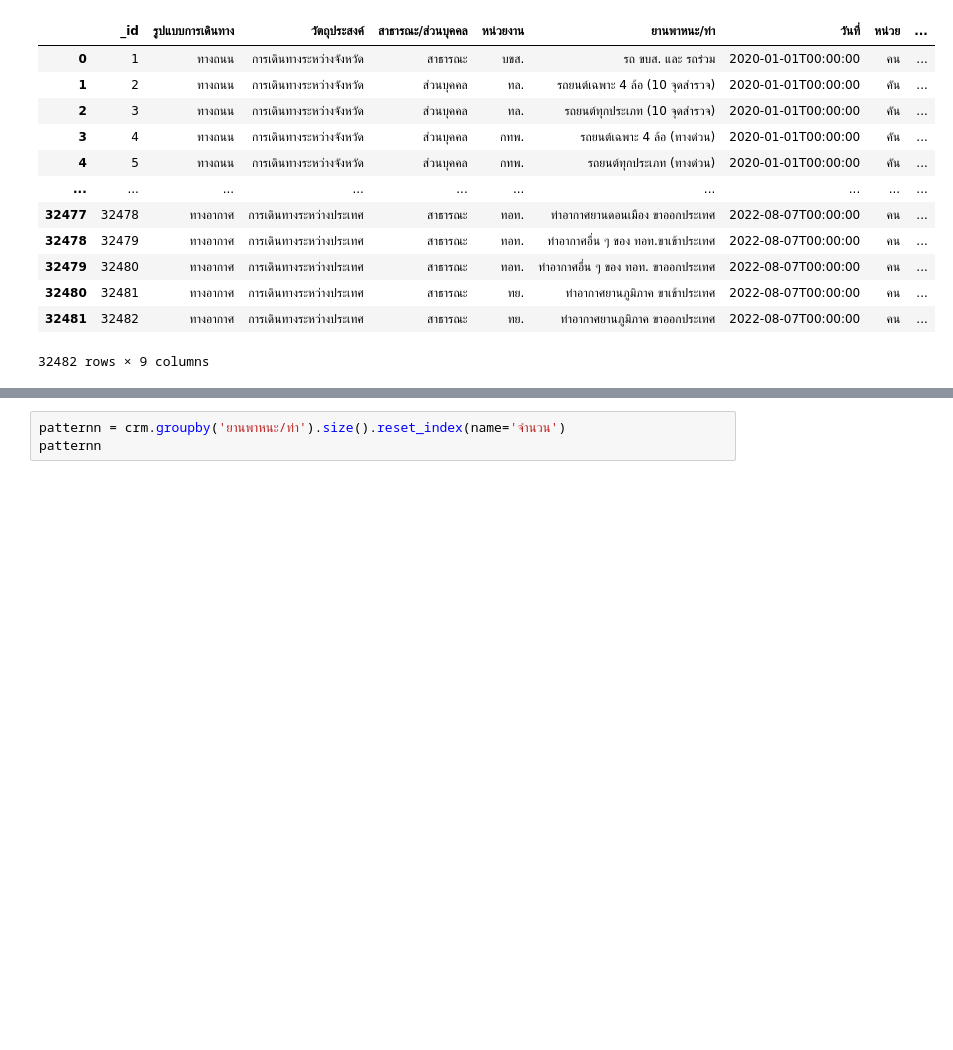
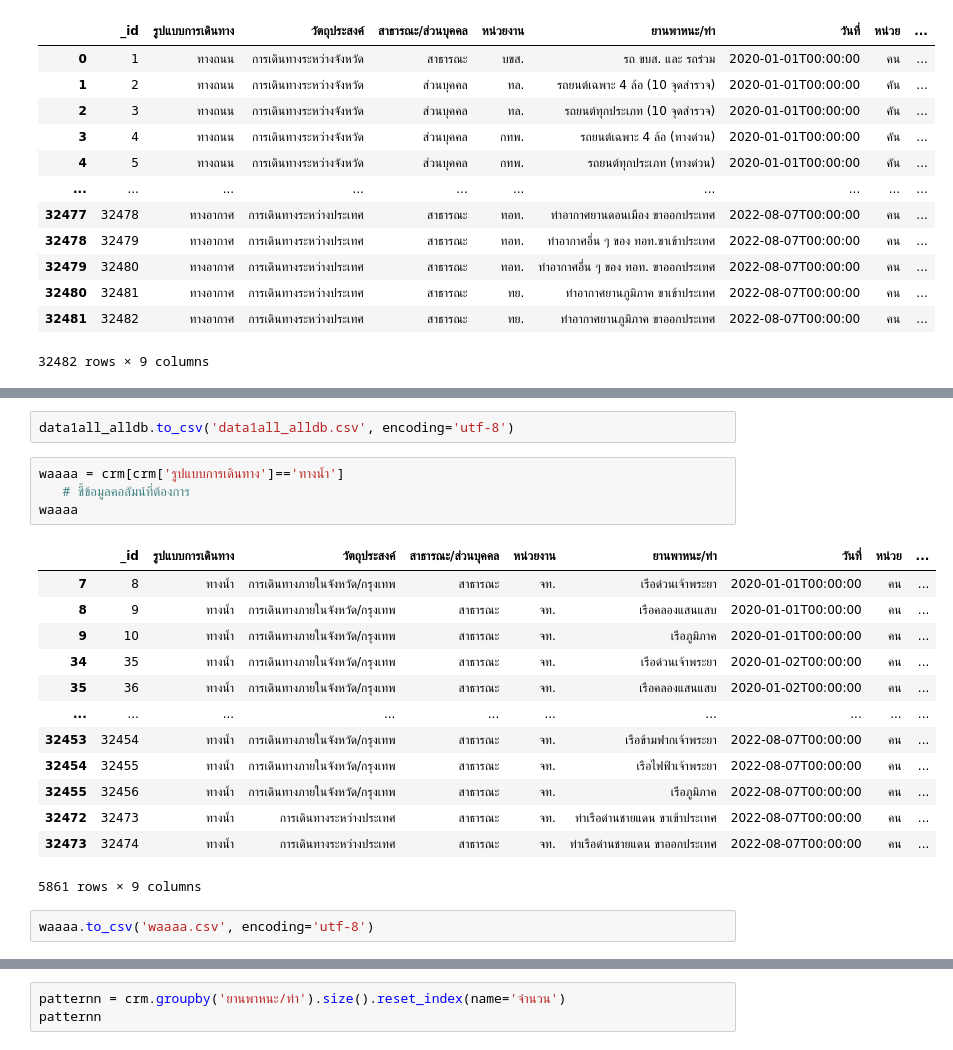
Before and after one commit to PhinyadaPhen/data_viz_2022, a Jupyter notebook: CRM.ipynb, the cells around one changed output, grey strips where cells are left out. Cells and saved outputs as stored; diff of their text form; blank space fills up the shorter version.

```diff
--- a/CRM.ipynb
+++ b/CRM.ipynb
@@ -35,0 +73,22 @@ crm
+# %%
+data1all_alldb.to_csv('data1all_alldb.csv', encoding='utf-8')
+# %%
+waaaa = crm[crm['รูปแบบการเดินทาง']=='ทางน้ำ']
+   # ชี้ข้อมูลคอลัมน์ที่ต้องการ
+waaaa
+# %% [output]
+|  | _id | รูปแบบการเดินทาง | วัตถุประสงค์ | สาธารณะ/ส่วนบุคคล | หน่วยงาน | ยานพาหนะ/ท่า | วันที่ | หน่วย | ... |
+| 7 | 8 | ทางน้ำ | การเดินทางภายในจังหวัด/กรุงเทพ | สาธารณะ | จท. | เรือด่วนเจ้าพระยา | 2020-01-01T00:00:00 | คน | ... |
+| 8 | 9 | ทางน้ำ | การเดินทางภายในจังหวัด/กรุงเทพ | สาธารณะ | จท. | เรือคลองแสนแสบ | 2020-01-01T00:00:00 | คน | ... |
+| 9 | 10 | ทางน้ำ | การเดินทางภายในจังหวัด/กรุงเทพ | สาธารณะ | จท. | เรือภูมิภาค | 2020-01-01T00:00:00 | คน | ... |
+| 34 | 35 | ทางน้ำ | การเดินทางภายในจังหวัด/กรุงเทพ | สาธารณะ | จท. | เรือด่วนเจ้าพระยา | 2020-01-02T00:00:00 | คน | ... |
+| 35 | 36 | ทางน้ำ | การเดินทางภายในจังหวัด/กรุงเทพ | สาธารณะ | จท. | เรือคลองแสนแสบ | 2020-01-02T00:00:00 | คน | ... |
+| ... | ... | ... | ... | ... | ... | ... | ... | ... | ... |
+| 32453 | 32454 | ทางน้ำ | การเดินทางภายในจังหวัด/กรุงเทพ | สาธารณะ | จท. | เรือข้ามฟากเจ้าพระยา | 2022-08-07T00:00:00 | คน | ... |
+| 32454 | 32455 | ทางน้ำ | การเดินทางภายในจังหวัด/กรุงเทพ | สาธารณะ | จท. | เรือไฟฟ้าเจ้าพระยา | 2022-08-07T00:00:00 | คน | ... |
+| 32455 | 32456 | ทางน้ำ | การเดินทางภายในจังหวัด/กรุงเทพ | สาธารณะ | จท. | เรือภูมิภาค | 2022-08-07T00:00:00 | คน | ... |
+| 32472 | 32473 | ทางน้ำ | การเดินทางระหว่างประเทศ | สาธารณะ | จท. | ท่าเรือด่านชายแดน ขาเข้าประเทศ | 2022-08-07T00:00:00 | คน | ... |
+| 32473 | 32474 | ทางน้ำ | การเดินทางระหว่างประเทศ | สาธารณะ | จท. | ท่าเรือด่านชายแดน ขาออกประเทศ | 2022-08-07T00:00:00 | คน | ... |
+5861 rows × 9 columns
+# %%
+waaaa.to_csv('waaaa.csv', encoding='utf-8')
```
Also changed, not shown: parts of 7 cells of this notebook.
